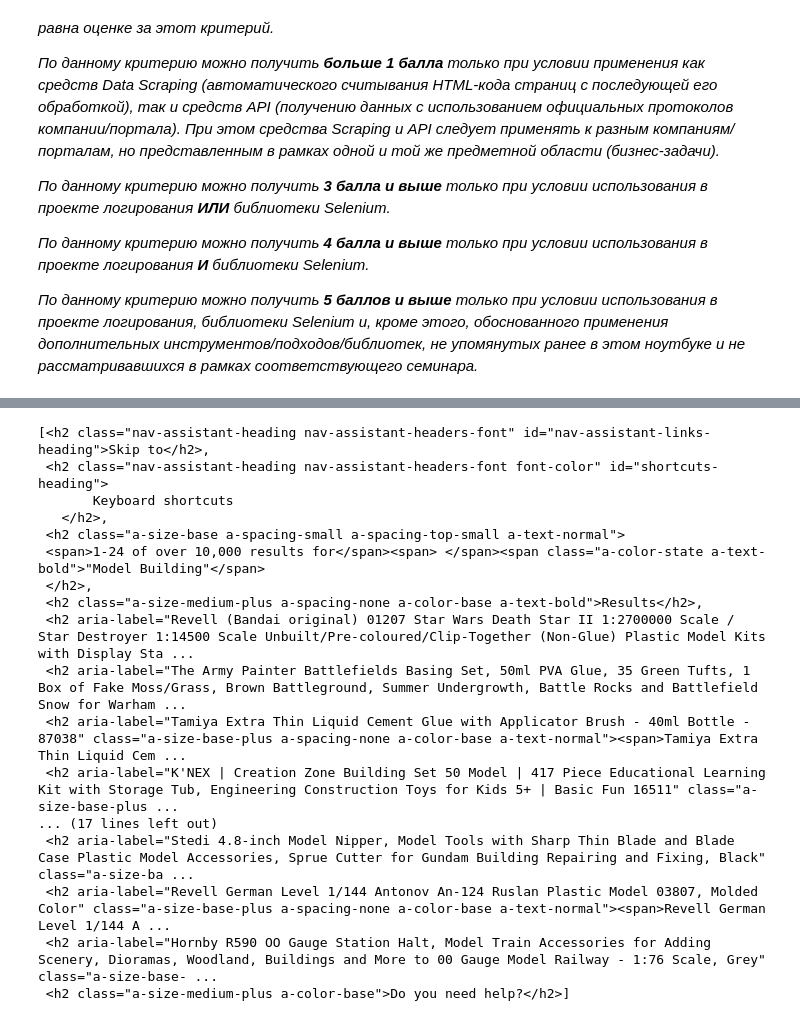
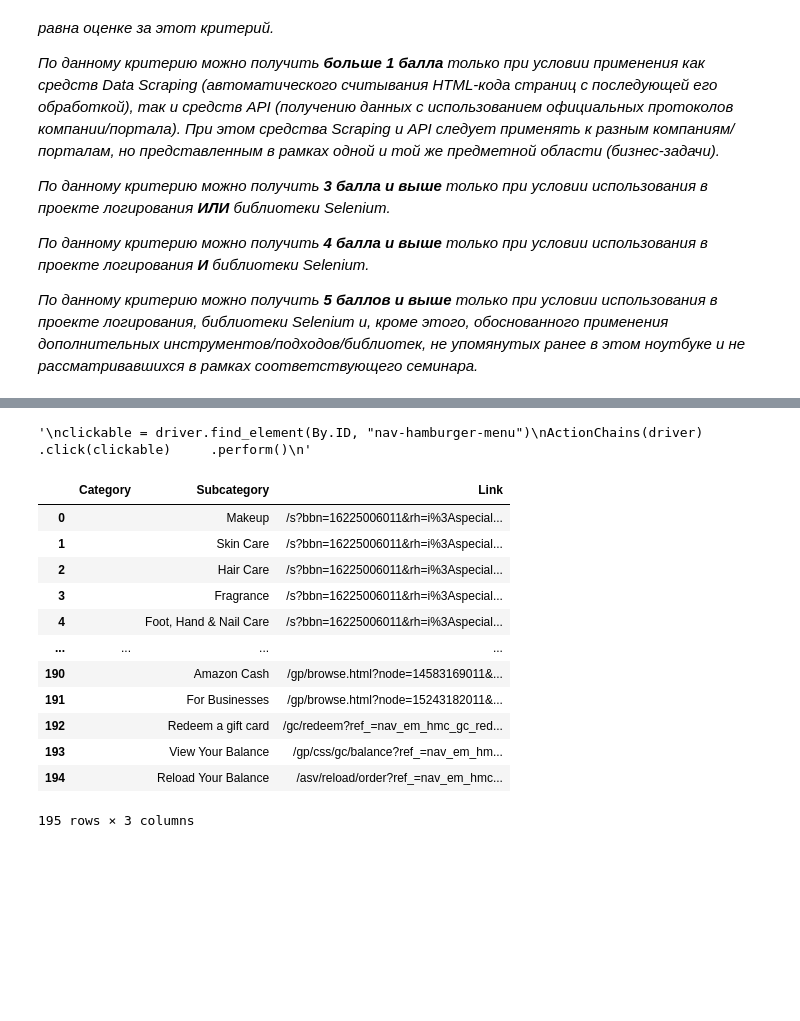
Before and after one commit to MAYBEVI4ER/GP_2, a Jupyter notebook: GP 2 - Scraping & API.ipynb, the cells around one changed output, grey strips where cells are left out. Cells and saved outputs as stored; diff of their text form; code cells hidden in the pictures; blank space fills up the shorter version.

Commit message:
Clicked to open all categories, started working on getting all subcategories with their categories and links in one dataframe. Do not forget to drop all trash subcategories

```diff
--- a/GP 2 - Scraping & API.ipynb
+++ b/GP 2 - Scraping & API.ipynb
@@ -243,23 +238,15 @@ html = driver.page_source
 driver.quit()
 
 soup = BeautifulSoup(html, 'html.parser')
-# %%
-soup.find_all("h2")
-# %% [output]
-[<h2 class="nav-assistant-heading nav-assistant-headers-font" id="nav-assistant-links-heading">Skip to</h2>,
- <h2 class="nav-assistant-heading nav-assistant-headers-font font-color" id="shortcuts-heading">
-       Keyboard shortcuts
-   </h2>,
- <h2 class="a-size-base a-spacing-small a-spacing-top-small a-text-normal">
- <span>1-24 of over 10,000 results for</span><span> </span><span class="a-color-state a-text-bold">"Model Building"</span>
- </h2>,
- <h2 class="a-size-medium-plus a-spacing-none a-color-base a-text-bold">Results</h2>,
- <h2 aria-label="Revell (Bandai original) 01207 Star Wars Death Star II 1:2700000 Scale / Star Destroyer 1:14500 Scale Unbuilt/Pre-coloured/Clip-Together (Non-Glue) Plastic Model Kits with Display Sta ...
- <h2 aria-label="The Army Painter Battlefields Basing Set, 50ml PVA Glue, 35 Green Tufts, 1 Box of Fake Moss/Grass, Brown Battleground, Summer Undergrowth, Battle Rocks and Battlefield Snow for Warham ...
- <h2 aria-label="Tamiya Extra Thin Liquid Cement Glue with Applicator Brush - 40ml Bottle - 87038" class="a-size-base-plus a-spacing-none a-color-base a-text-normal"><span>Tamiya Extra Thin Liquid Cem ...
- <h2 aria-label="K'NEX | Creation Zone Building Set 50 Model | 417 Piece Educational Learning Kit with Storage Tub, Engineering Construction Toys for Kids 5+ | Basic Fun 16511" class="a-size-base-plus ...
-... (17 lines left out)
- <h2 aria-label="Stedi 4.8-inch Model Nipper, Model Tools with Sharp Thin Blade and Blade Case Plastic Model Accessories, Sprue Cutter for Gundam Building Repairing and Fixing, Black" class="a-size-ba ...
- <h2 aria-label="Revell German Level 1/144 Antonov An-124 Ruslan Plastic Model 03807, Molded Color" class="a-size-base-plus a-spacing-none a-color-base a-text-normal"><span>Revell German Level 1/144 A ...
- <h2 aria-label="Hornby R590 OO Gauge Station Halt, Model Train Accessories for Adding Scenery, Dioramas, Woodland, Buildings and More to 00 Gauge Model Railway - 1:76 Scale, Grey" class="a-size-base- ...
- <h2 class="a-size-medium-plus a-color-base">Do you need help?</h2>]
+# %%
+from selenium.webdriver.common.action_chains import ActionChains
+
+chrome_options = Options()
+chrome_options.add_argument("--headless")  # Запуск в фоновом режиме (без открытия браузера)
+driver = webdriver.Chrome()
+
+url = 'https://www.amazon.com/'
+
+driver.get(url)
+
+# time.sleep(10) # Т.к. надо вручную пройти капчу (ну либо деньги платить за сервисы для ее автономного прохождения)
@@ -265,0 +258,38 @@ soup.find_all("h2")
+# %%
+html = driver.page_source
+
+soup = BeautifulSoup(html, 'html.parser')
+
+df = pd.DataFrame({'Category': [], 'Subcategory': [], 'Link': []})
+
+for i in soup.find_all("ul", {'class': "hmenu hmenu-translateX-right"}):
+    if int(i['data-menu-id']) > 11 and int(i['data-menu-id']) < 29:
+        for j in i.find_all('a'):
+            if j.text != 'main menu':
+                df.loc[len(df)] = ['', j.text, j['href']]
+
+
+'''
+clickable = driver.find_element(By.ID, "nav-hamburger-menu")
+ActionChains(driver) \
+    .click(clickable) \
+    .perform()
+'''
+# %% [output]
+'\nclickable = driver.find_element(By.ID, "nav-hamburger-menu")\nActionChains(driver)     .click(clickable)     .perform()\n'
+# %%
+df
+# %% [output]
+|  | Category | Subcategory | Link |
+| 0 |  | Makeup | /s?bbn=16225006011&rh=i%3Aspecial... |
+| 1 |  | Skin Care | /s?bbn=16225006011&rh=i%3Aspecial... |
+| 2 |  | Hair Care | /s?bbn=16225006011&rh=i%3Aspecial... |
+| 3 |  | Fragrance | /s?bbn=16225006011&rh=i%3Aspecial... |
+| 4 |  | Foot, Hand & Nail Care | /s?bbn=16225006011&rh=i%3Aspecial... |
+| ... | ... | ... | ... |
+| 190 |  | Amazon Cash | /gp/browse.html?node=14583169011&... |
+| 191 |  | For Businesses | /gp/browse.html?node=15243182011&... |
+| 192 |  | Redeem a gift card | /gc/redeem?ref_=nav_em_hmc_gc_red... |
+| 193 |  | View Your Balance | /gp/css/gc/balance?ref_=nav_em_hm... |
+| 194 |  | Reload Your Balance | /asv/reload/order?ref_=nav_em_hmc... |
+195 rows × 3 columns
```
Also changed, not shown: parts of 4 cells of this notebook.
